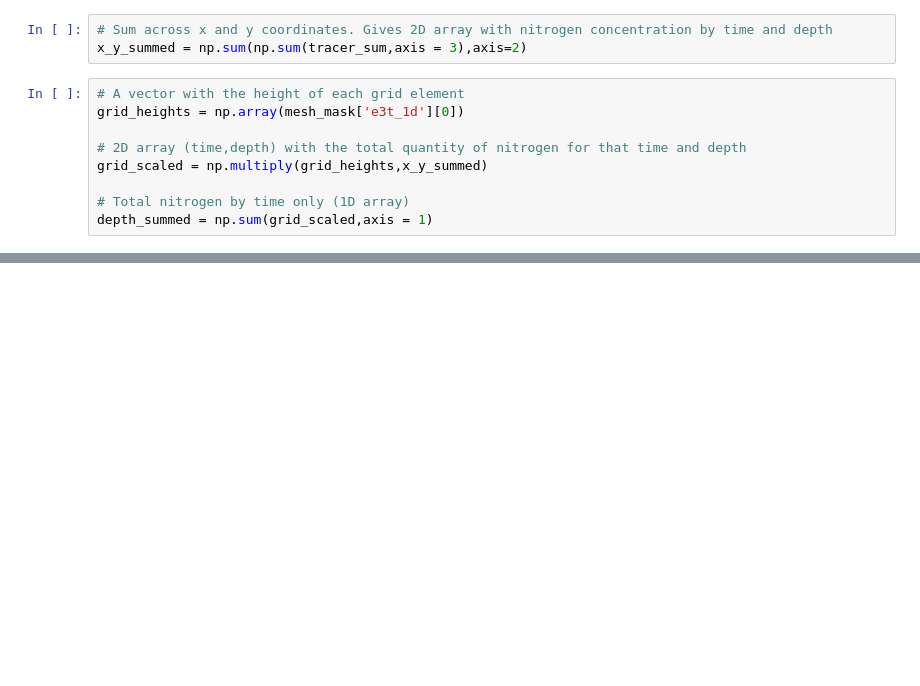
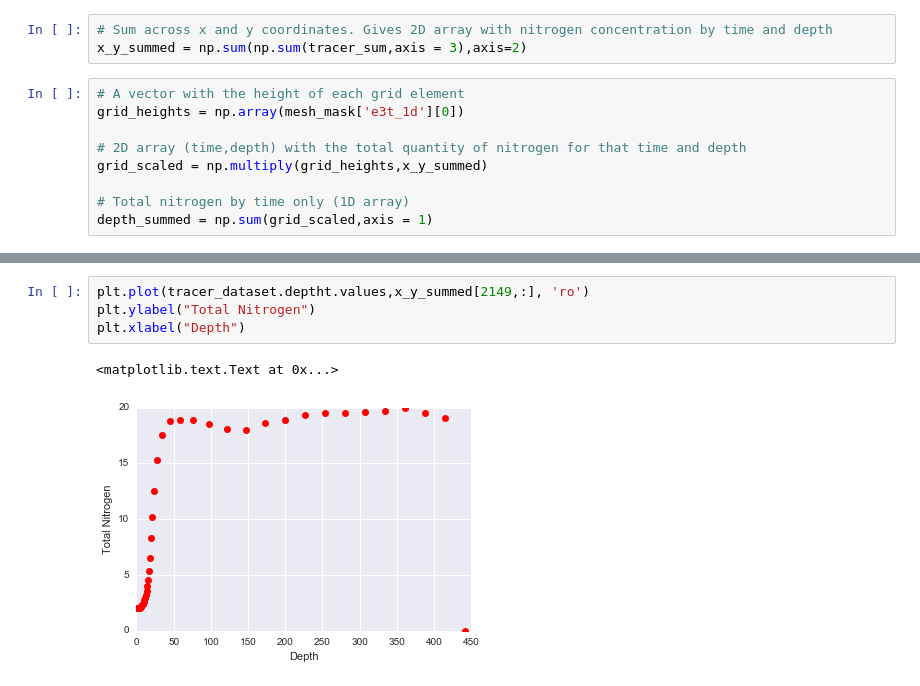
Before and after one commit to SalishSeaCast/analysis-james, a Jupyter notebook: notebooks/total_nitrogen.ipynb, the cells around one changed output, grey strips where cells are left out. Cells and saved outputs as stored; diff of their text form; blank space fills up the shorter version.

```diff
--- a/notebooks/total_nitrogen.ipynb
+++ b/notebooks/total_nitrogen.ipynb
@@ -41,0 +58,7 @@ plt.title("5x5 Total Nitrogen vs. Time")
+# %%
+plt.plot(tracer_dataset.deptht.values,x_y_summed[2149,:], 'ro')
+plt.ylabel("Total Nitrogen")
+plt.xlabel("Depth")
+# %% [output]
+<matplotlib.text.Text at 0x...>
+[figure, added]
```
Also changed, not shown: parts of 4 cells of this notebook.
